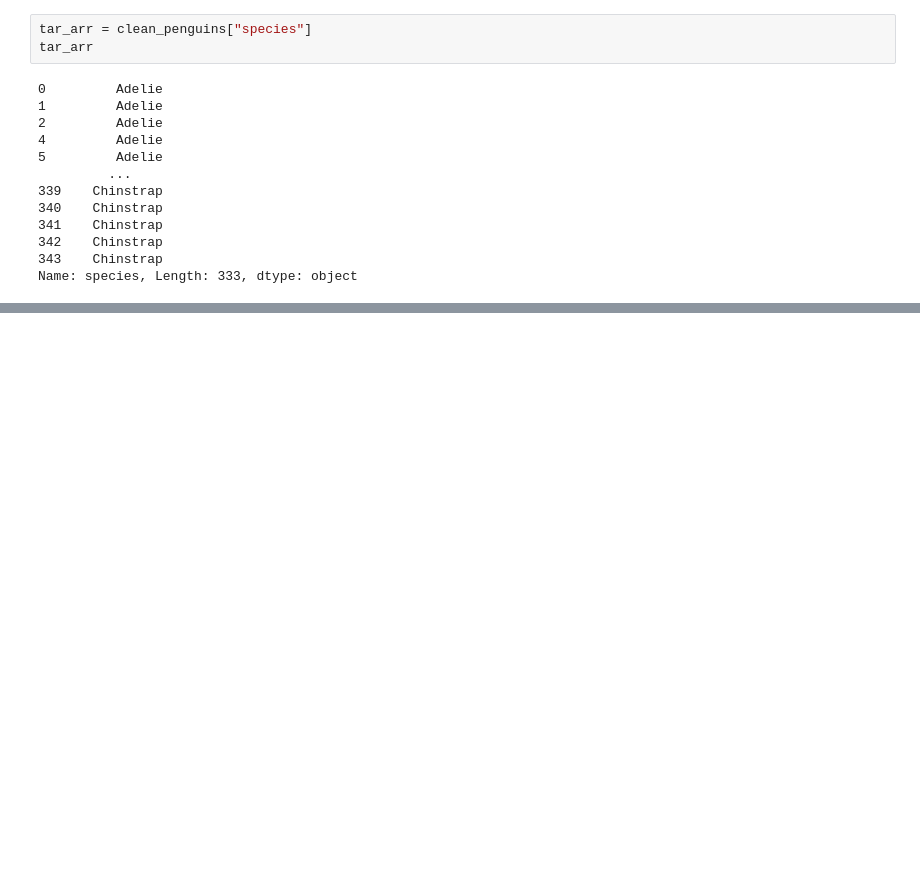
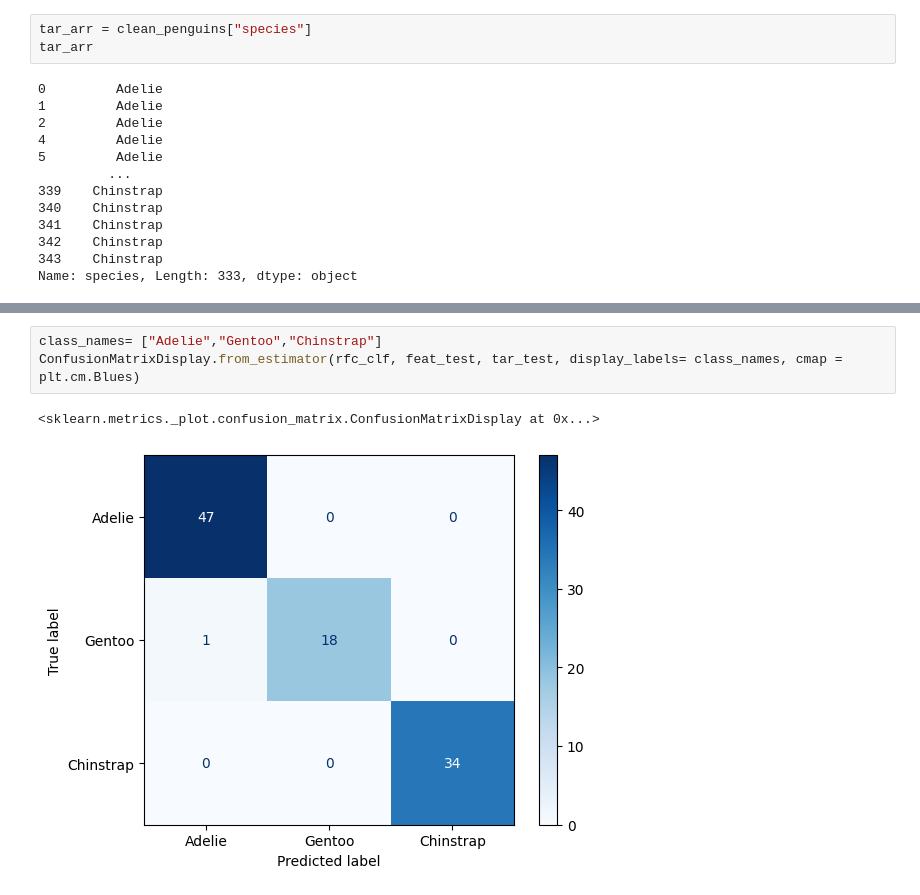
Before and after one commit to tiffanyle1302/PalmersPenguinAnalysis, a Jupyter notebook: Penguin.ipynb, the cells around one changed output, grey strips where cells are left out. Cells and saved outputs as stored; diff of their text form; blank space fills up the shorter version.

```diff
--- a/Penguin.ipynb
+++ b/Penguin.ipynb
@@ -271,0 +493,6 @@ Name: species, Length: 333, dtype: object
+# %%
+class_names= ["Adelie","Gentoo","Chinstrap"]
+ConfusionMatrixDisplay.from_estimator(rfc_clf, feat_test, tar_test, display_labels= class_names, cmap = plt.cm.Blues)
+# %% [output]
+<sklearn.metrics._plot.confusion_matrix.ConfusionMatrixDisplay at 0x...>
+[figure, added]
```
Also changed, not shown: parts of 29 cells of this notebook.
